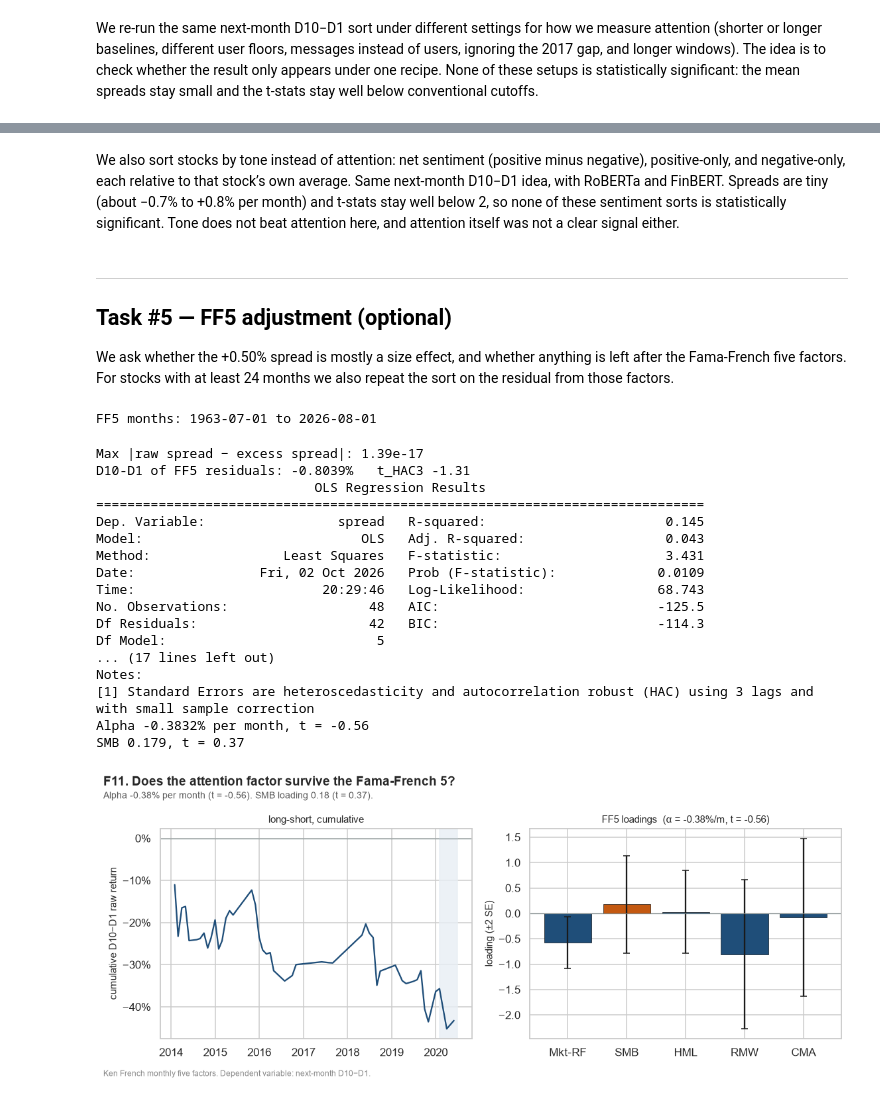
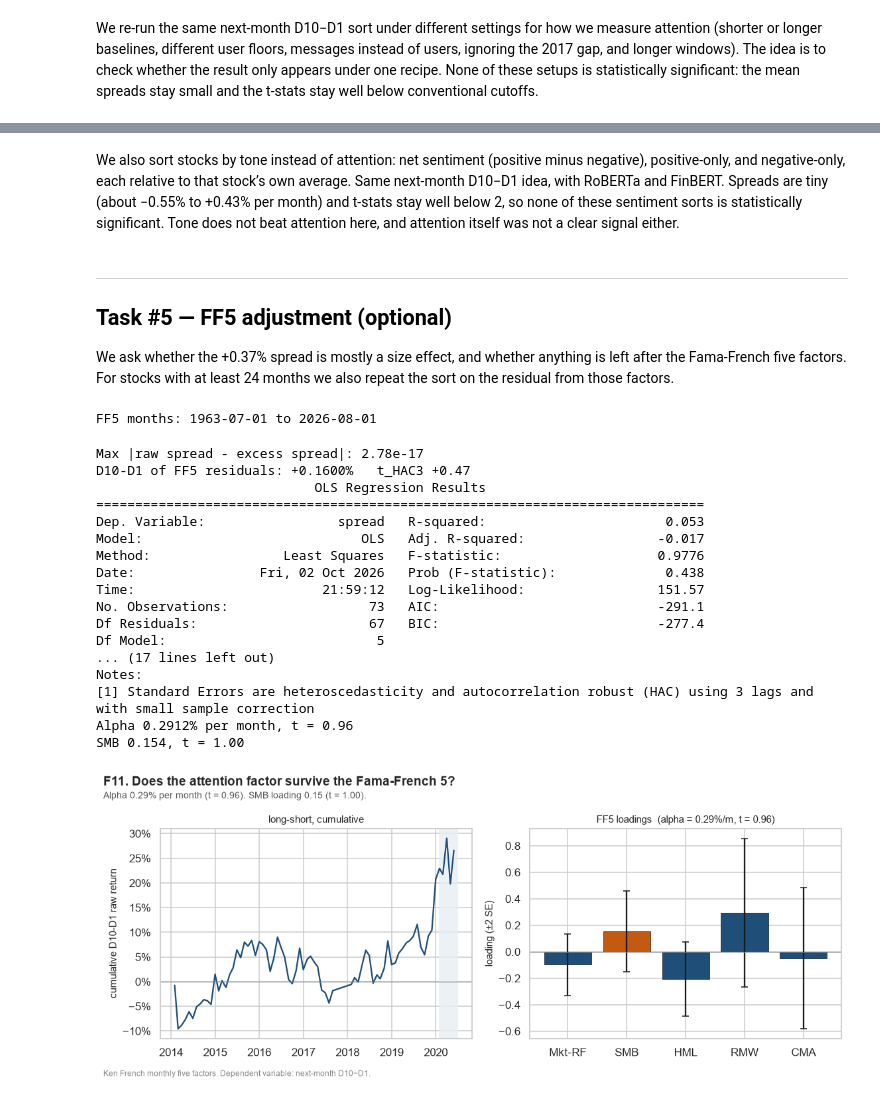
Before and after one commit to henricvsb/Finance-with-Big-Data-Lab-Sessions, a Jupyter notebook: #3/PCLAB#3 - Group 2 - Henricus Bracht Erdem Bayrakcioglu Leonard Fischbach.ipynb, the cells around one changed output, grey strips where cells are left out. Drawn from its saved outputs; the diff is of its cells as text; code cells hidden in the pictures.

```diff
--- a/#3/PCLAB#3 - Group 2 - Henricus Bracht Erdem Bayrakcioglu Leonard Fischbach.ipynb
+++ b/#3/PCLAB#3 - Group 2 - Henricus Bracht Erdem Bayrakcioglu Leonard Fischbach.ipynb
@@ -1382,6 +1501,8 @@ The headline D10−D1 spread is negative (−0.97% per month, HAC t ≈ −1.4)
 # %% [markdown]
 ### 4.4 Does attention predict returns?
 # %%
+# Formation-date price panel for horizon sorts (same names as the primary portfolios).
+px = price_wide.reindex(pd.DatetimeIndex(sorted(portfolios["form_date"].unique())))
 # Same-month return (overlaps the attention window) and longer holding periods.
 same_month = px.pct_change()
 held_3m = px.pct_change(3).shift(-3)
@@ -1391,7 +1512,8 @@ for name, ret_wide in (("contemporaneous", same_month), ("3m", held_3m)):
     long = ret_wide.stack().rename("raw_return").reset_index()
     long.columns = ["form_date", "ticker", "raw_return"]
     long["ticker"] = long["ticker"].astype(str)
-    panel = portfolios.merge(long, on=["form_date", "ticker"], how="inner")
+    base_ports = portfolios.drop(columns=["raw_return"], errors="ignore")
+    panel = base_ports.merge(long, on=["form_date", "ticker"], how="inner")
     panel = panel.loc[np.isfinite(panel["raw_return"])]
     w = calculate_portfolio_returns(panel, "raw_return").pivot(index="formation_ts", columns="portfolio", values="ret")
     horizons[name] = (w[N_PORTFOLIOS] - w[1]).dropna()
@@ -1412,11 +1534,11 @@ for name, n_days in (("1d", 1), ("1w", 5)):
     g = base.loc[base["i0"] + n_days < len(idx)].copy()
     p0, p1 = vals[g["i0"], g["j"]], vals[g["i0"] + n_days, g["j"]]
     g["raw_return"] = p1 / p0 - 1
-    g = g.loc[np.isfinite(g["raw_return"]) & (p0 != 0)]
+    g = g.loc[np.isfinite(g["raw_return"]) & (p0 > 0)]
     w = calculate_portfolio_returns(g, "raw_return").pivot(index="formation_ts", columns="portfolio", values="ret")
     horizons[name] = (w[N_PORTFOLIOS] - w[1]).dropna()
 horizons["1m"] = spread
-print(f"Contemporaneous D10−D1: {spread_contemp.mean():+.4%}")
+print(f"Contemporaneous D10-D1: {spread_contemp.mean():+.4%}")
 for name, series in horizons.items():
     fit = sm.OLS(series.to_numpy(), np.ones((len(series), 1))).fit(
         cov_type="HAC", cov_kwds={"maxlags": 3, "use_correction": True})
@@ -1477,7 +1599,7 @@ Same-month and short horizons (1d/1w) look weakly positive, but that is mostly o
 
 The same sort with sentiment instead of attention, a weekly version, and a few changes to the window, the baseline and the user floor. The first row of the table is the specification above.
 # %%
-# Robustness checks: try different settings for baseline/user thresholds/window/etc.
+# Robustness: same common-universe rule (attention eligibility ∩ forward return) before deciles.
 specs = [
     ("headline: 30d, K=12, U≥5, users", dict(window_days=30, n_baseline=12, min_users=5, count="users", gap_aware=True)),
     ("baseline K=3", dict(window_days=30, n_baseline=3, min_users=5, count="users", gap_aware=True)),
@@ -1491,20 +1613,19 @@ specs = [
 ]
 robust_rows = []
 for name, spec in specs:
-    # Run abnormal attention and calculate decile portfolio spreads
     panel = calculate_abnormal_attention(factor_mentions, formation_monthly, **spec)
     panel["g_att"] = np.log1p(panel["att_window"]) - np.log1p(panel["att_baseline"])
     elig = panel.loc[panel["eligible"]].copy()
     elig["form_date"] = elig["formation_ts"].dt.tz_localize(None).dt.normalize()
-    assigned = assign_deciles(elig, "g_att", N_PORTFOLIOS)
-    dates = pd.DatetimeIndex(sorted(assigned["form_date"].unique()))
+    dates = pd.DatetimeIndex(sorted(elig["form_date"].unique()))
     nxt = price_wide.reindex(dates).pct_change().shift(-1)
     long = nxt.stack().rename("raw_return").reset_index()
     long.columns = ["form_date", "ticker", "raw_return"]
     long["ticker"] = long["ticker"].astype(str)
-    joined = assigned.merge(long, on=["form_date", "ticker"], how="inner")
-    joined = joined.loc[np.isfinite(joined["raw_return"])]
-    w = calculate_portfolio_returns(joined, "raw_return").pivot(index="formation_ts", columns="portfolio", values="ret")
+    common = elig.merge(long, on=["form_date", "ticker"], how="inner")
+    common = common.loc[np.isfinite(common["raw_return"])]
+    assigned = assign_deciles(common, "g_att", N_PORTFOLIOS)
+    w = calculate_portfolio_returns(assigned, "raw_return").pivot(index="formation_ts", columns="portfolio", values="ret")
     sp = (w[N_PORTFOLIOS] - w[1]).dropna()
     fit = sm.OLS(sp.to_numpy(), np.ones((len(sp), 1))).fit(
         cov_type="HAC", cov_kwds={"maxlags": 3, "use_correction": True})
@@ -1512,10 +1633,10 @@ for name, spec in specs:
         "spec": name,
         "mean_spread": float(sp.mean()),
         "t_HAC3": float(fit.tvalues[0]),
-        "n_dates": int(elig["formation_ts"].nunique()),
-        "median_n": float(elig.groupby("formation_ts").size().median())
+        "n_dates": int(assigned["formation_ts"].nunique()),
+        "median_n": float(assigned.groupby("formation_ts").size().median()),
     })
-    print(f"{name}: {sp.mean():+.4%}  t={float(fit.tvalues[0]):+.2f}")
+    print(f"{name}: {sp.mean():+.4%}  t={float(fit.tvalues[0]):+.2f}  median_n={assigned.groupby('formation_ts').size().median():.0f}")
 
 robust_table = pd.DataFrame(robust_rows)
 print()
@@ -1635,11 +1756,11 @@ signal   model  mean_spread  t_HAC3  n_months
 # %% [markdown]
-We also sort stocks by tone instead of attention: net sentiment (positive minus negative), positive-only, and negative-only, each relative to that stock’s own average. Same next-month D10−D1 idea, with RoBERTa and FinBERT. Spreads are tiny (about −0.7% to +0.8% per month) and t-stats stay well below 2, so none of these sentiment sorts is statistically significant. Tone does not beat attention here, and attention itself was not a clear signal either.
+We also sort stocks by tone instead of attention: net sentiment (positive minus negative), positive-only, and negative-only, each relative to that stock’s own average. Same next-month D10−D1 idea, with RoBERTa and FinBERT. Spreads are tiny (about −0.55% to +0.43% per month) and t-stats stay well below 2, so none of these sentiment sorts is statistically significant. Tone does not beat attention here, and attention itself was not a clear signal either.
 # %% [markdown]
 ---
 
 ## Task #5 — FF5 adjustment (optional)
 
-We ask whether the +0.50% spread is mostly a size effect, and whether anything is left after the Fama-French five factors. For stocks with at least 24 months we also repeat the sort on the residual from those factors.
+We ask whether the +0.37% spread is mostly a size effect, and whether anything is left after the Fama-French five factors. For stocks with at least 24 months we also repeat the sort on the residual from those factors.
 # %%
 import io, zipfile, urllib.request
 
@@ -1700,7 +1821,7 @@ stock["excess_return"] = stock["raw_return"] - stock["RF"]
 # Compute D10-D1 spread in excess returns
 spread_excess = stock.groupby(["formation_ts", "portfolio"])["excess_return"].mean().unstack()
 excess_spread = (spread_excess[N_PORTFOLIOS] - spread_excess[1]).dropna()
-print(f"Max |raw spread − excess spread|: {(spread - excess_spread.reindex(spread.index)).abs().max():.2e}")
+print(f"Max |raw spread - excess spread|: {(spread - excess_spread.reindex(spread.index)).abs().max():.2e}")
 
 # Run FF5 regression stock-by-stock and collect residuals (abnormal returns)
 resid_rows = []
@@ -1744,47 +1865,47 @@ print(f"SMB {smb:.3f}, t = {smb_t:.2f}")
 # Plot cumulative D10-D1 return and FF5 loadings
 fig, axes = plt.subplots(1, 2, figsize=(10.4, 4.2))
 cum = (1 + spread.sort_index()).cumprod() - 1
 axes[0].plot(cum.index.tz_localize(None), cum.values, color=PALETTE["primary"])
 axes[0].axvspan(pd.Timestamp("2020-02-01"), pd.Timestamp("2020-06-30"), color=PALETTE["shade"], alpha=0.8)
 axes[0].axhline(0, color=PALETTE["neutral"], linewidth=0.8)
-axes[0].set_ylabel("cumulative D10−D1 raw return")
+axes[0].set_ylabel("cumulative D10-D1 raw return")
 axes[0].yaxis.set_major_formatter(mticker.PercentFormatter(1.0, decimals=0))
 axes[0].set_title("long-short, cumulative", fontsize=10)
 load = ff_model.params.drop("const")
 se = ff_model.bse.drop("const")
 axes[1].bar(load.index, load.values, yerr=2 * se.values,
             color=["#C45911" if name == "SMB" else PALETTE["primary"] for name in load.index],
             edgecolor="black", linewidth=0.4, capsize=3)
 axes[1].axhline(0, color=PALETTE["neutral"], linewidth=0.8)
 axes[1].set_ylabel("loading (±2 SE)")
-axes[1].set_title(f"FF5 loadings  (α = {alpha:.2%}/m, t = {alpha_t:.2f})", fontsize=10)
+axes[1].set_title(f"FF5 loadings  (alpha = {alpha:.2%}/m, t = {alpha_t:.2f})", fontsize=10)
 fig.tight_layout(rect=(0, 0.02, 1, 0.90))
 fig.text(0.01, 0.985, "F11. Does the attention factor survive the Fama-French 5?",
          fontsize=12.5, fontweight="bold", ha="left", va="top")
 fig.text(0.01, 0.935, f"Alpha {alpha:.2%} per month (t = {alpha_t:.2f}). SMB loading {smb:.2f} (t = {smb_t:.2f}).",
          fontsize=9.2, color="#555555", ha="left", va="top")
 fig.text(0.01, 0.005, "Ken French monthly five factors. Dependent variable: next-month D10−D1.",
          fontsize=7.6, color="#888888")
 plt.show()
 # %% [output]
-Max |raw spread − excess spread|: 1.39e-17
-D10-D1 of FF5 residuals: -0.8039%   t_HAC3 -1.31
+Max |raw spread - excess spread|: 2.78e-17
+D10-D1 of FF5 residuals: +0.1600%   t_HAC3 +0.47
                             OLS Regression Results
 ==============================================================================
-Dep. Variable:                 spread   R-squared:                       0.145
-Model:                            OLS   Adj. R-squared:                  0.043
-Method:                 Least Squares   F-statistic:                     3.431
-Date:                Fri, 02 Oct 2026   Prob (F-statistic):             0.0109
-Time:                        20:29:46   Log-Likelihood:                 68.743
-No. Observations:                  48   AIC:                            -125.5
-Df Residuals:                      42   BIC:                            -114.3
+Dep. Variable:                 spread   R-squared:                       0.053
+Model:                            OLS   Adj. R-squared:                 -0.017
+Method:                 Least Squares   F-statistic:                    0.9776
+Date:                Fri, 02 Oct 2026   Prob (F-statistic):              0.438
+Time:                        21:59:12   Log-Likelihood:                 151.57
+No. Observations:                  73   AIC:                            -291.1
+Df Residuals:                      67   BIC:                            -277.4
 Df Model:                           5
 ... (17 lines left out)
 Notes:
 [1] Standard Errors are heteroscedasticity and autocorrelation robust (HAC) using 3 lags and with small sample correction
-Alpha -0.3832% per month, t = -0.56
-SMB 0.179, t = 0.37
+Alpha 0.2912% per month, t = 0.96
+SMB 0.154, t = 1.00
-[figure, old version]
+[figure, new version]
 # %% [markdown]
 **Attention does not look like a reliable priced factor once we adjust for standard risk factor**
 
```
Also changed, not shown: parts of 22 cells of this notebook.
